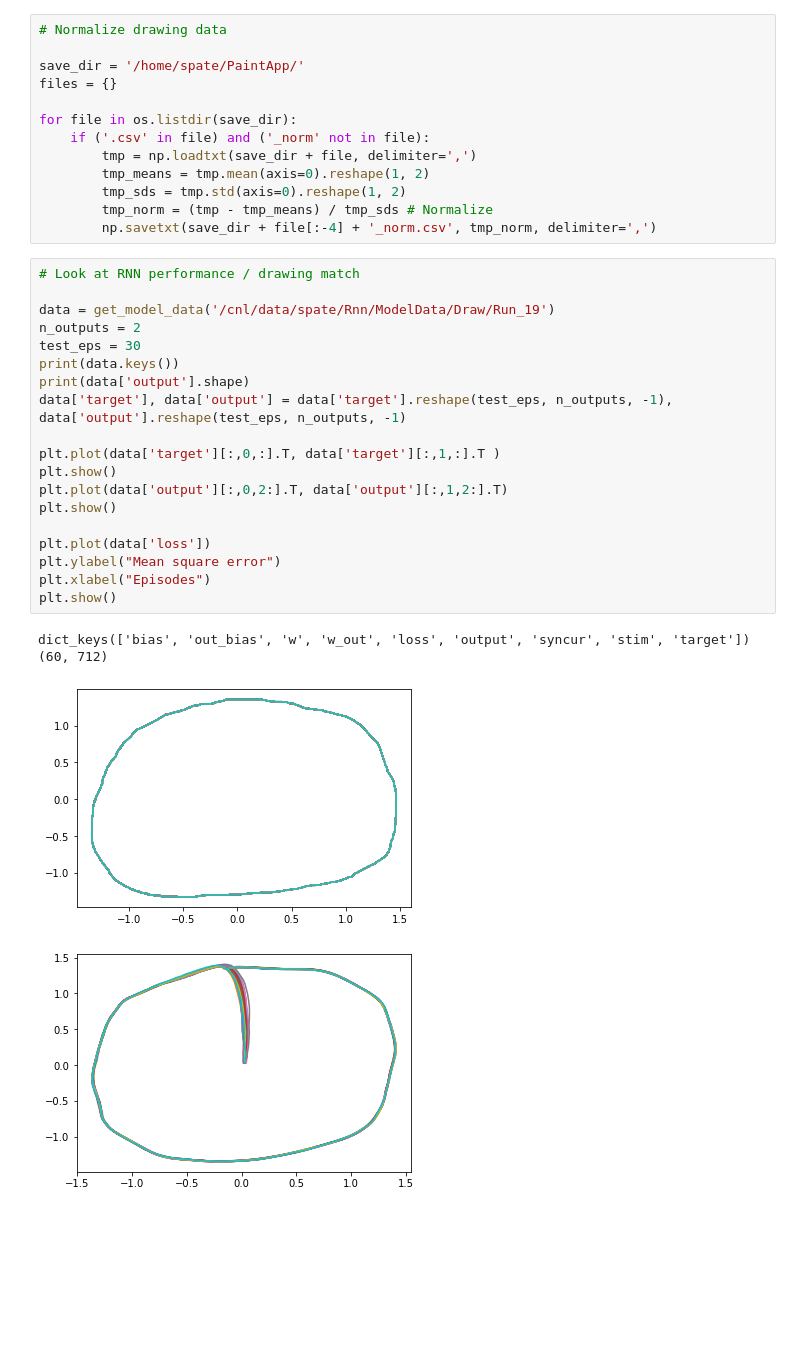
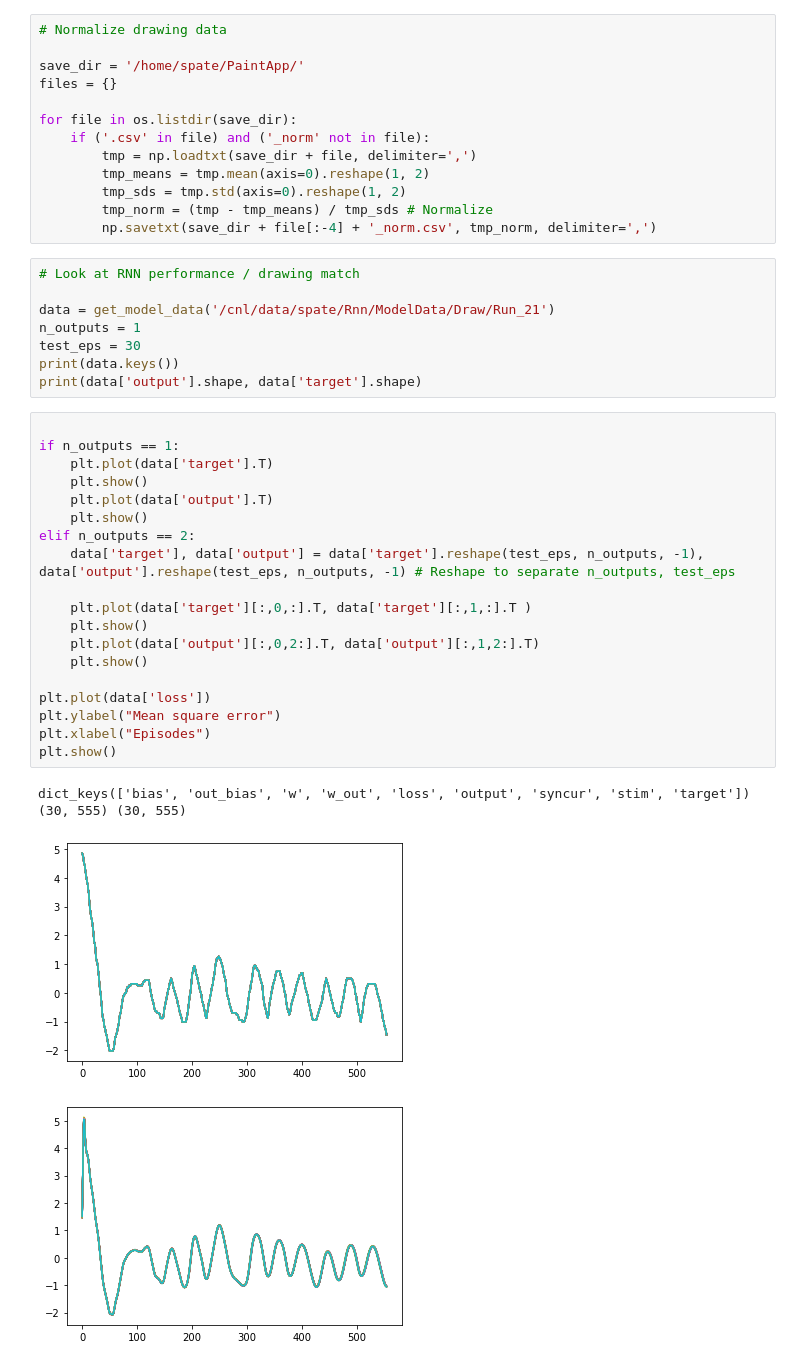
Before and after one commit to stefanpate/Rnn, a Jupyter notebook: scrap.ipynb, the cells around one changed output. Saved outputs shown, nothing was run; the diff lists cells and outputs as text; blank space fills up the shorter version.

```diff
--- a/scrap.ipynb
+++ b/scrap.ipynb
@@ -111,27 +114,35 @@ for file in os.listdir(save_dir):
         tmp_sds = tmp.std(axis=0).reshape(1, 2)
         tmp_norm = (tmp - tmp_means) / tmp_sds # Normalize
         np.savetxt(save_dir + file[:-4] + '_norm.csv', tmp_norm, delimiter=',')
+# %%
+# Look at RNN performance / drawing match
+
+data = get_model_data('/cnl/data/spate/Rnn/ModelData/Draw/Run_21')
+n_outputs = 1
+test_eps = 30
+print(data.keys())
+print(data['output'].shape, data['target'].shape)
 # %%
-# Look at RNN performance / drawing match
 
-data = get_model_data('/cnl/data/spate/Rnn/ModelData/Draw/Run_19')
-n_outputs = 2
-test_eps = 30
-print(data.keys())
-print(data['output'].shape)
-data['target'], data['output'] = data['target'].reshape(test_eps, n_outputs, -1), data['output'].reshape(test_eps, n_outputs, -1)
+if n_outputs == 1:
+    plt.plot(data['target'].T)
+    plt.show()
+    plt.plot(data['output'].T)
+    plt.show()
+elif n_outputs == 2:
+    data['target'], data['output'] = data['target'].reshape(test_eps, n_outputs, -1), data['output'].reshape(test_eps, n_outputs, -1) # Reshape to separate n_outputs, test_eps
 
-plt.plot(data['target'][:,0,:].T, data['target'][:,1,:].T )
-plt.show()
-plt.plot(data['output'][:,0,2:].T, data['output'][:,1,2:].T)
-plt.show()
+    plt.plot(data['target'][:,0,:].T, data['target'][:,1,:].T )
+    plt.show()
+    plt.plot(data['output'][:,0,2:].T, data['output'][:,1,2:].T)
+    plt.show()
 
 plt.plot(data['loss'])
 plt.ylabel("Mean square error")
 plt.xlabel("Episodes")
 plt.show()
 # %% [output]
 dict_keys(['bias', 'out_bias', 'w', 'w_out', 'loss', 'output', 'syncur', 'stim', 'target'])
-(60, 712)
+(30, 555) (30, 555)
-[figure, old version]
+[figure, new version]
-[figure, old version]
+[figure, new version]
```
Also changed, not shown: parts of 4 cells of this notebook, 1 other file.
